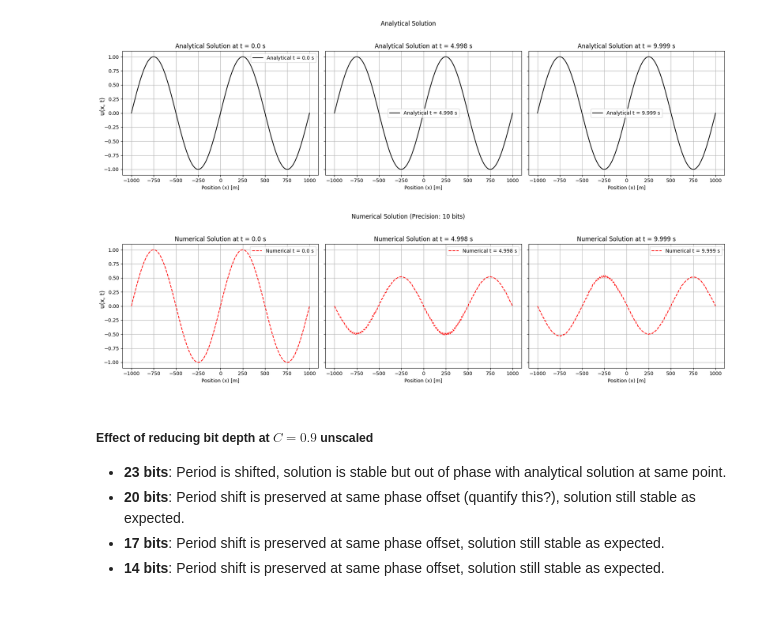
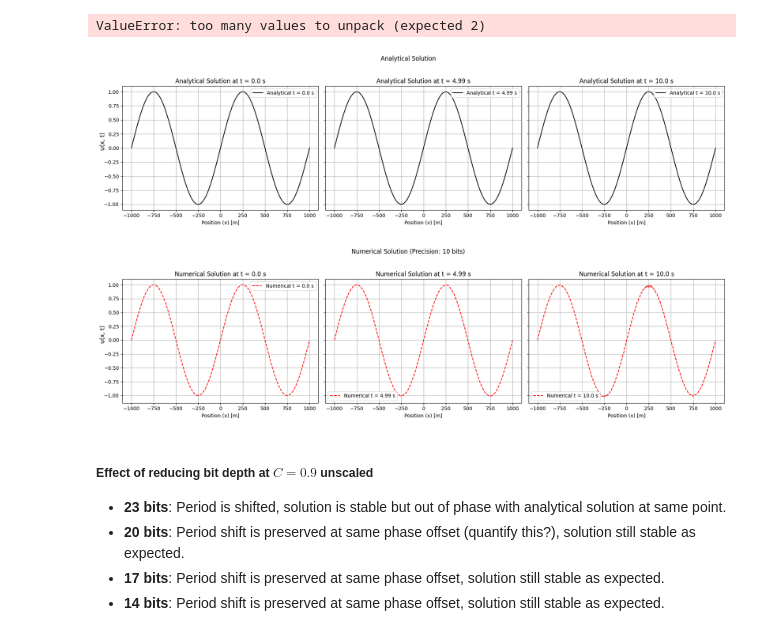
Before and after one commit to dt-17/Devito-UROP-MSci, a Jupyter notebook: Precision-results-workspace.ipynb, the cells around one changed output. Drawn from its saved outputs; the diff is of its cells as text; code cells hidden in the pictures.

```diff
--- a/Precision-results-workspace.ipynb
+++ b/Precision-results-workspace.ipynb
@@ -3,18 +3,32 @@ import numpy as np
 from mpmath import mp, mpf, sin, pi, fadd, fsub, fmul, fdiv
 import matplotlib.pyplot as plt
 from making_figures import analytical_solution, solve, plot
+# %%
+courant_numbers = [1, 0.9, 0.8]
+
+for number in courant_numbers:
+    prec = 10
+    L = 1000.0                  # Half-length of the domain in meters (standard float)
+    c = 1000.0                    # Wave speed in m/s (standard float)
+    N = 201
+    T = 10
+    C = number
+    solutions, errors = solve(prec, L, c, N, T, C)
+    plot(solutions, L, c, N, T, C)
+# %% [output]
+ValueError: too many values to unpack (expected 2)
 # %%
 prec = 10
 L = 1000.0                  # Half-length of the domain in meters (standard float)
 c = 1000.0                    # Wave speed in m/s (standard float)
 N = 201
 T = 10
-C = 0.3
+C = 1
 solutions = solve(prec, L, c, N, T, C)
 plot(solutions, L, c, N, T, C)
 # %% [output]
-[figure, old version]
+[figure, new version]
-[figure, old version]
+[figure, new version]
 # %% [markdown]
 ##### Effect of reducing bit depth at $C = 0.9$ unscaled
 
```
Also changed, not shown: 1 other file.
